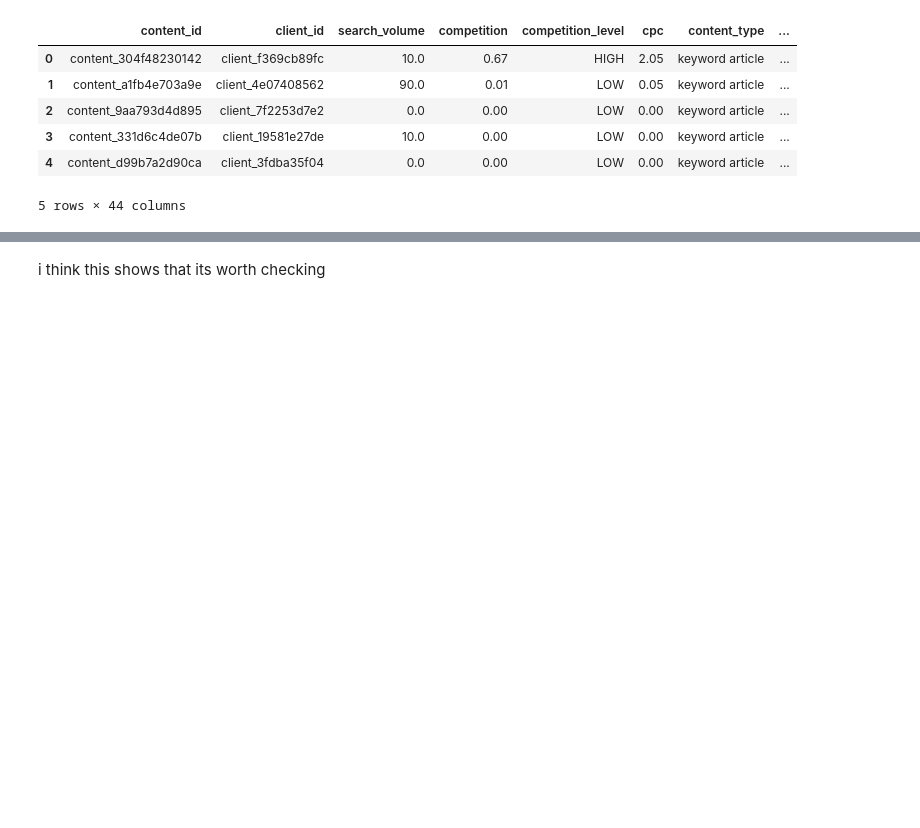
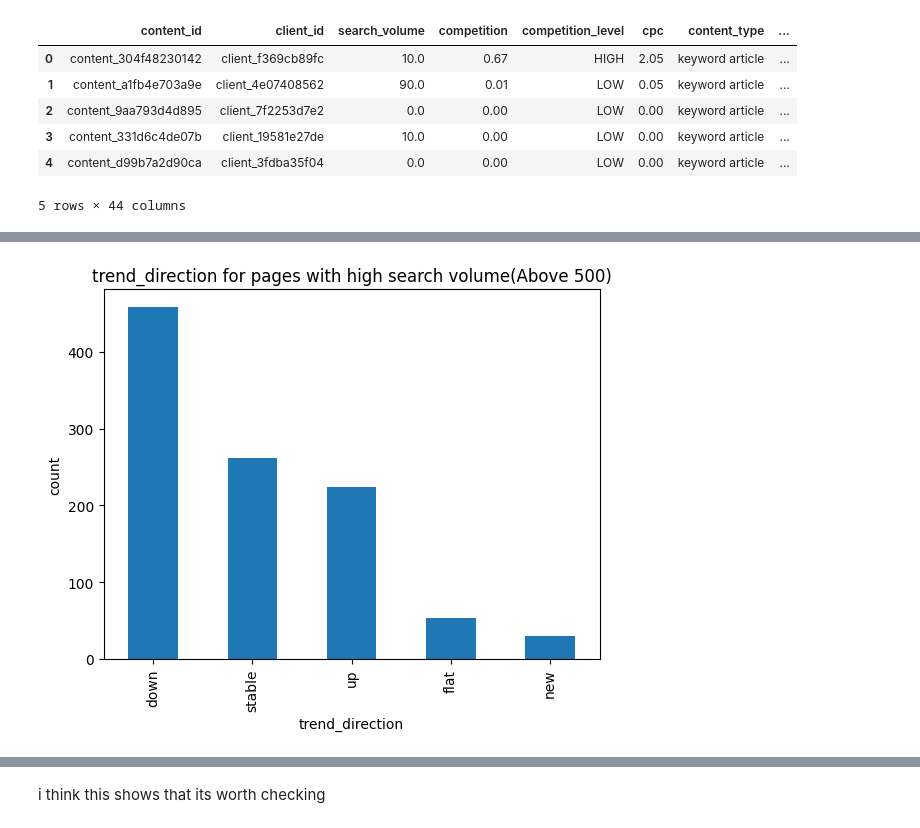
Before and after one commit to metrosmash/myflyrank-ml-internship, a Jupyter notebook: work/notebooks/w01_research_question.ipynb, the cells around one changed output, grey strips where cells are left out. Saved outputs shown, nothing was run; the diff lists cells and outputs as text; code cells hidden in the pictures; blank space fills up the shorter version.

```diff
--- a/work/notebooks/w01_research_question.ipynb
+++ b/work/notebooks/w01_research_question.ipynb
@@ -98,0 +124,9 @@ hsv_trend_count.plot(kind="bar", title=f"trend_direction for pages with high ser
+# %%
+high_search_volume_500 = df[(df['search_volume'] > 500)]
+
+
+hsv_trend_count_500 = high_search_volume_500["trend_direction"].value_counts()
+
+hsv_trend_count_500.plot(kind="bar", title=f"trend_direction for pages with high search volume(Above 500)", ylabel="count");
+# %% [output]
+[figure, added]
```
Also changed, not shown: parts of 7 cells of this notebook.
